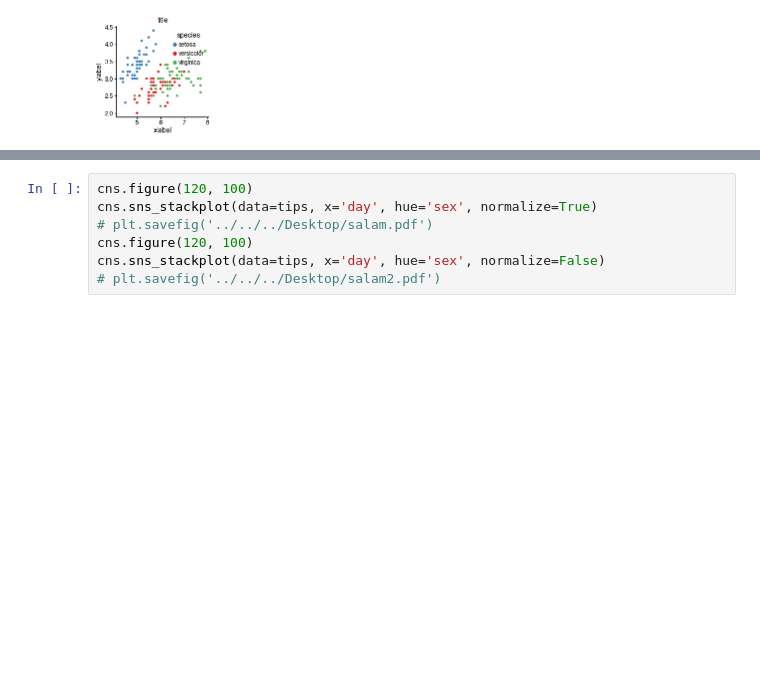
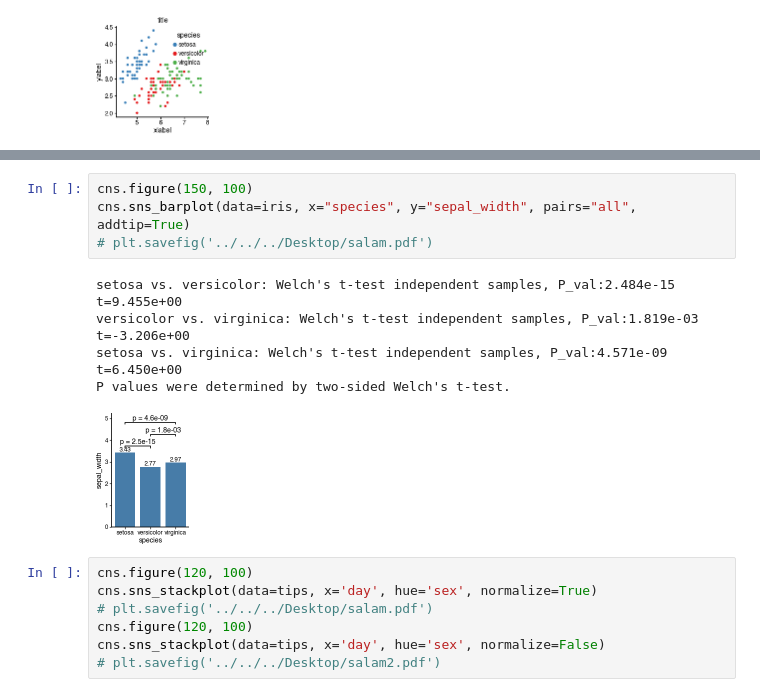
Before and after one commit to faridrashidi/cnsplots, a Jupyter notebook: notebooks/matplotlib.ipynb, the cells around one changed output, grey strips where cells are left out. Drawn from its saved outputs; the diff is of its cells as text; blank space fills up the shorter version.

```diff
--- a/notebooks/matplotlib.ipynb
+++ b/notebooks/matplotlib.ipynb
@@ -28,3 +28,13 @@ Text(0.5, 1.0, 'salam')
+# %%
+cns.figure(150, 100)
+cns.sns_barplot(data=iris, x="species", y="sepal_width", pairs="all", addtip=True)
+# plt.savefig('../../../Desktop/salam.pdf')
+# %% [output]
+setosa vs. versicolor: Welch's t-test independent samples, P_val:2.484e-15 t=9.455e+00
+versicolor vs. virginica: Welch's t-test independent samples, P_val:1.819e-03 t=-3.206e+00
+setosa vs. virginica: Welch's t-test independent samples, P_val:4.571e-09 t=6.450e+00
+P values were determined by two-sided Welch's t-test.
+[figure, added]
 # %%
 cns.figure(120, 100)
 cns.sns_stackplot(data=tips, x='day', hue='sex', normalize=True)
```
Also changed, not shown: parts of 2 cells of this notebook, 1 other file.
